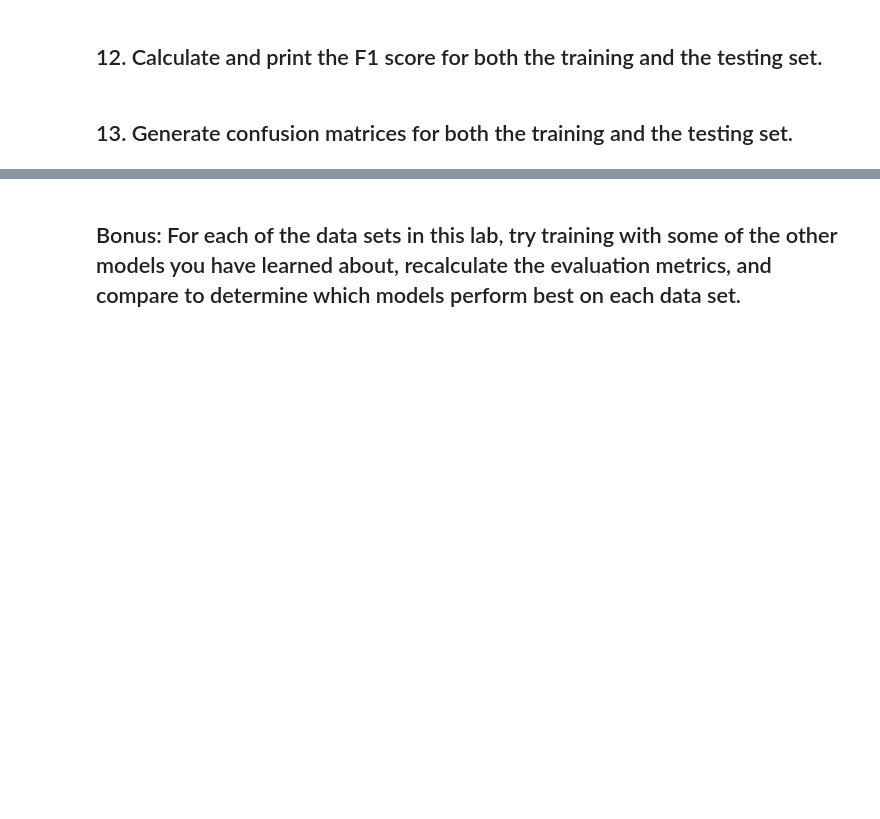
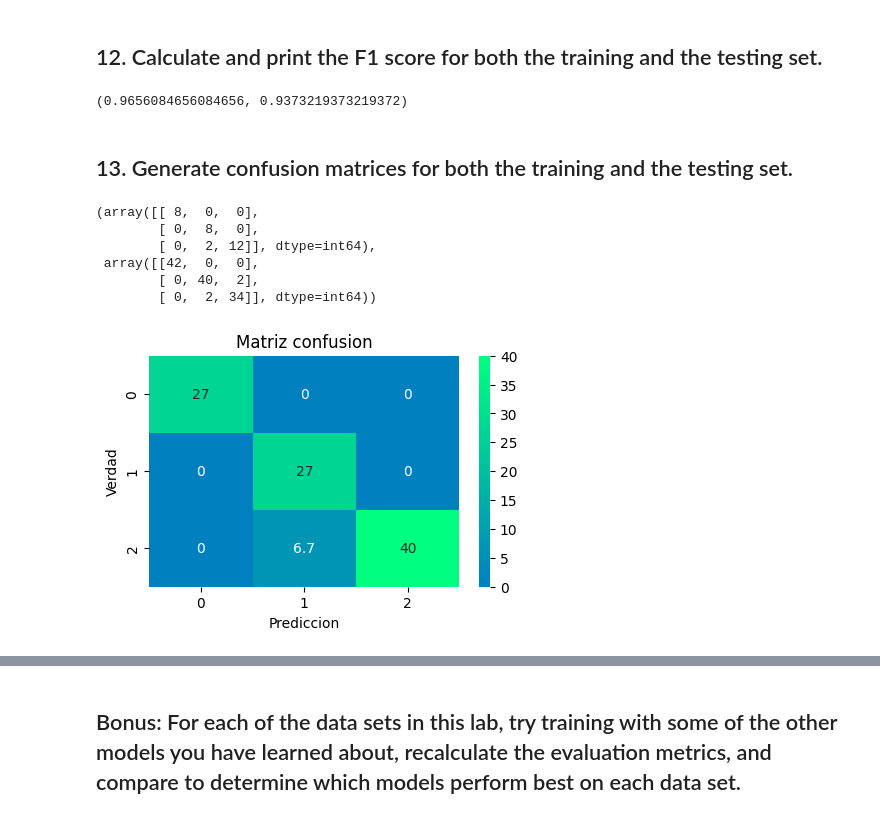
Before and after one commit to Ironhack-Data-Madrid-Octubre-2023/7.2-lab_supervised_model_evaluation, a Jupyter notebook: your-code/main.ipynb, the cells around one changed output, grey strips where cells are left out. Saved outputs shown, nothing was run; the diff lists cells and outputs as text; code cells hidden in the pictures; blank space fills up the shorter version.

```diff
--- a/your-code/main.ipynb
+++ b/your-code/main.ipynb
@@ -99,3 +224,15 @@ data = pd.concat([X, y], axis=1)
 ## 6. Split this data set into training (80%) and testing (20%) sets.
 
 The `class` field represents the type of flower and is the target variable that we will want to predict.
+# %%
+X=data.drop('class', axis=1)  # separacion X y
+y=data['class']
+# %%
+X_train, X_test, y_train, y_test = tts(X,
+                                       y,
+                                       train_size = 0.8,
+                                       test_size = 0.2,
+                                       random_state=33)
+
+
+X_train.shape, X_test.shape, y_train.shape, y_test.shape
@@ -102,2 +241,7 @@ The `class` field represents the type of flower and is the target variable that
 # %% [markdown]
 ## 7. Train a `LogisticRegression` model on this data set and generate predictions on both the training and the testing set.
+# %%
+from sklearn.linear_model import LogisticRegression
+logreg = LogisticRegression()
+
+logreg.fit(X_train, y_train)
@@ -103,0 +250,5 @@ The `class` field represents the type of flower and is the target variable that
+# %%
+y_pred_test = logreg.predict(X_test)
+y_pred_train = logreg.predict(X_train)
+
+y_pred_test[:5], y_pred_train[:5]
@@ -112,4 +297,12 @@ The `class` field represents the type of flower and is the target variable that
 # %% [markdown]
 ## 12. Calculate and print the F1 score for both the training and the testing set.
+# %%
+f1_train = f1(y_train, y_pred_train,average='macro')
+
+f1_test = f1(y_test, y_pred_test,average='macro')
+
+f1_train , f1_test
+# %% [output]
+(0.9656084656084656, 0.9373219373219372)
 # %% [markdown]
 ## 13. Generate confusion matrices for both the training and the testing set.
@@ -115,0 +311,27 @@ The `class` field represents the type of flower and is the target variable that
+# %%
+cm_test = cm(y_test, y_pred_test)
+
+cm_train = cm(y_train, y_pred_train)
+
+cm_test , cm_train
+# %% [output]
+(array([[ 8,  0,  0],
+        [ 0,  8,  0],
+        [ 0,  2, 12]], dtype=int64),
+ array([[42,  0,  0],
+        [ 0, 40,  2],
+        [ 0,  2, 34]], dtype=int64))
+# %%
+plt.figure(figsize=(5, 3))
+
+sns.heatmap(confusion_matrix(y_test, y_pred_test)/confusion_matrix(y_test, y_pred_test).sum() * 100,
+               annot=True,
+               cmap='winter',
+               center = 0 )
+
+plt.title('Matriz confusion')
+plt.ylabel('Verdad')
+plt.xlabel('Prediccion')
+plt.show();
+# %% [output]
+[figure, added]
```
Also changed, not shown: parts of 28 cells of this notebook.
